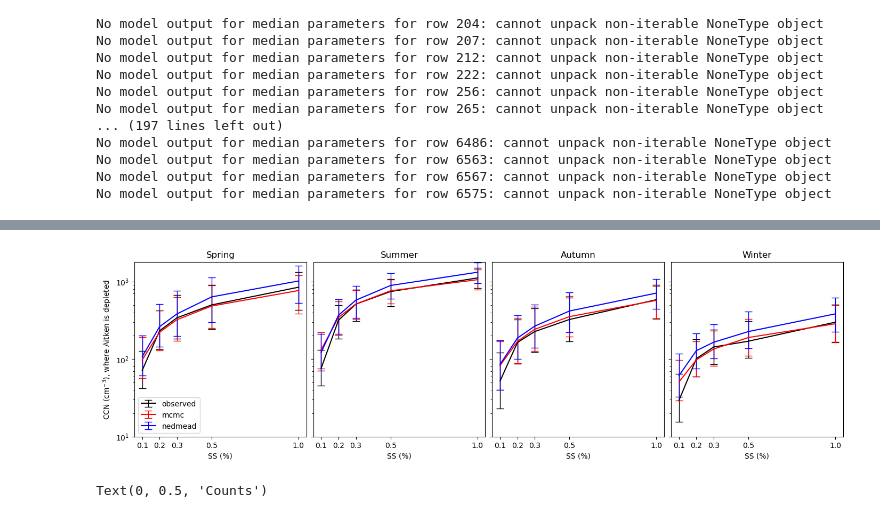
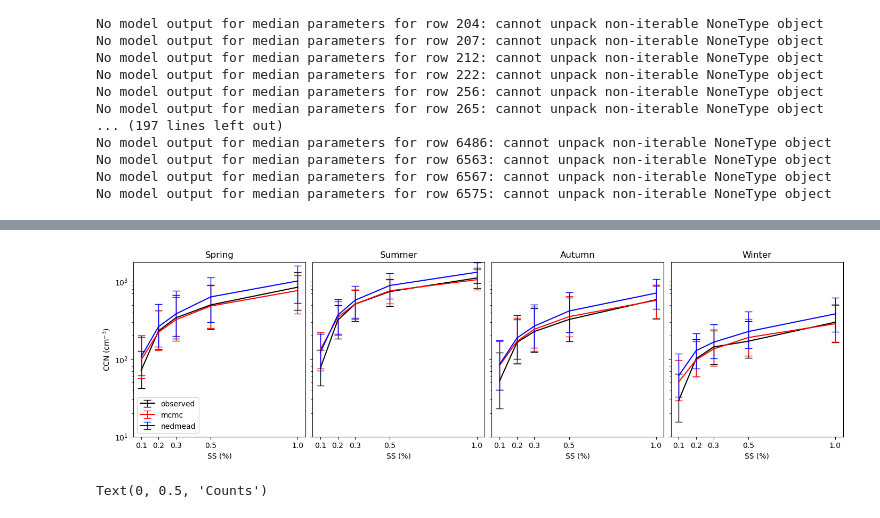
Before and after one commit to mauradewey/Modal-Aerosol-Composition, a Jupyter notebook: notebooks/explore-mcmc-results.ipynb, the cells around one changed output, grey strips where cells are left out. Drawn from its saved outputs; the diff is of its cells as text; code cells hidden in the pictures.

```diff
--- a/notebooks/explore-mcmc-results.ipynb
+++ b/notebooks/explore-mcmc-results.ipynb
@@ -366,0 +286,4 @@ mcmc_params_filtered.to_csv('../results/40k_m2_logparams_filtered_v2.csv')
+# %%
+# if needed, load filtered data:
+mcmc_params_filtered = pd.read_csv('../results/40k_m2_logparams_filtered_v2.csv')
+mcmc_results_filtered = pd.read_csv('../results/40k_m2_logparams_ccn_results_filtered_v2.csv')
@@ -445,41 +391,7 @@ seasonal_stats_all_depleted = pd.concat([seasonal_stats_mcmc_depleted, seasonal_
 # %%
-# plot CCN for each season:
-
-def plot_ccn_spectra(data, ylabel):
-
-    fig,axes = plt.subplots(ncols=4, nrows=1, figsize=(14,4), sharey=True, constrained_layout=True)
-    ss = [0.1,0.2,0.3,0.5,1.0]
-
-    for i in range(4):
-        for j, source in enumerate(['observed', 'mcmc', 'nedmead']):
-            seasonal_data = data.loc[
-                (data['season'] == i) & (data['source'] == source)
-            ]
-
-            if not seasonal_data.empty:
-                median = seasonal_data['median'].iloc[0]
-                p25 = seasonal_data['p25'].iloc[0]
-                p75 = seasonal_data['p75'].iloc[0]
-
-                # Calculate asymmetric error bars
-                yerr_lower = median - p25
-                yerr_upper = p75 - median
-                yerr = np.vstack([yerr_lower, yerr_upper])  # shape (2, N)
-
-                axes[i].errorbar(ss, median, yerr=yerr, label=source, color=['k', 'r', 'b'][j], capsize=5, elinewidth=1, markeredgewidth=1)
-                #axes[i].set_xscale('log')
-                axes[i].set_yscale('log')
-                axes[i].set_title(['Spring', 'Summer', 'Autumn', 'Winter'][i])
-                axes[i].set_ylim(1e1, 1.8e3)
-                axes[i].set_xlabel('SS (%)')
-                axes[i].set_xticks(ss)
-            if i == 0:
-                axes[i].set_ylabel(ylabel)
-                axes[i].legend()
-
-plot_ccn_spectra(seasonal_stats_all, 'CCN (cm$^{-3}$), where Aitken is depleted')
+plot_ccn_spectra(seasonal_stats_all, 'CCN (cm$^{-3}$)')
 # %% [output]
-[figure, old version]
+[figure, new version]
 # %%
 # histogram of different NRMSEs:
 bins = np.linspace(0, 1, 11)
```
Also changed, not shown: parts of 94 cells of this notebook, 23 other files.
